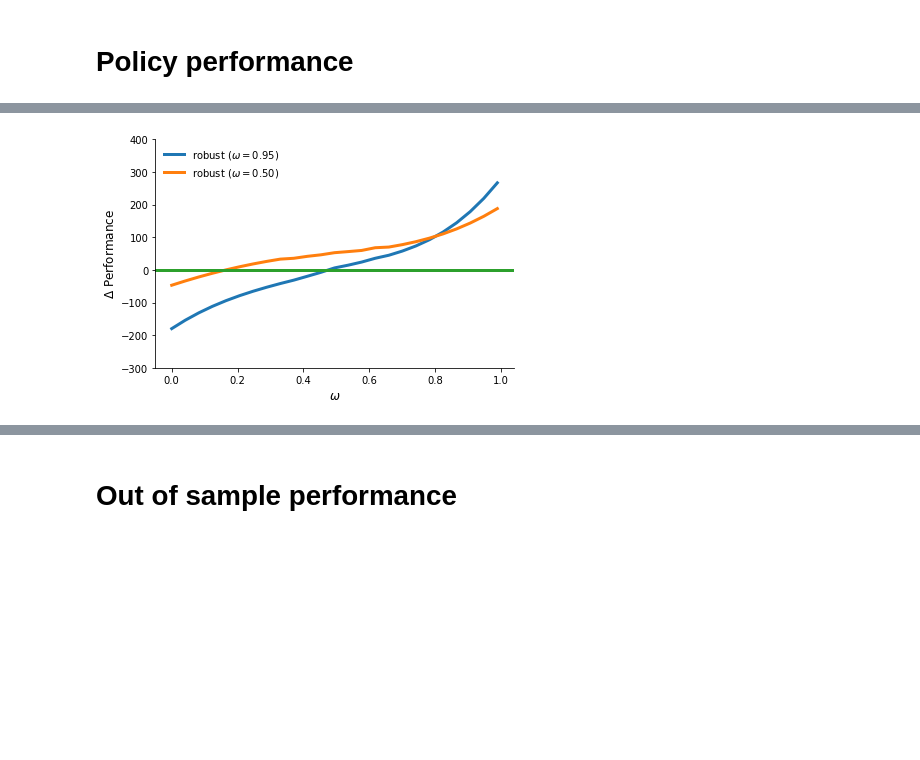
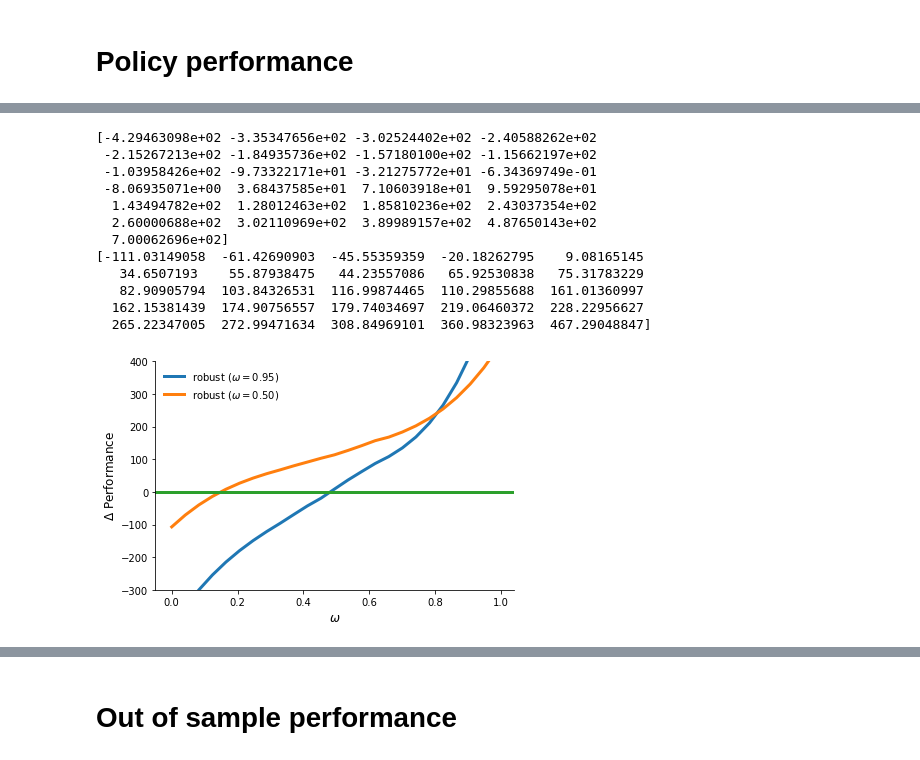
Before and after one commit to robustzurcher/analysis, a Jupyter notebook: notebooks/03_application.ipynb, the cells around one changed output, grey strips where cells are left out. Cells and saved outputs as stored; diff of their text form; code cells hidden in the pictures; blank space fills up the shorter version.

```diff
--- a/notebooks/03_application.ipynb
+++ b/notebooks/03_application.ipynb
@@ -168,4 +184,16 @@ get_difference_plot("linear", window_length)
 # %%
-get_difference_plot("cubic", window_length)
+get_difference_plot("quad", window_length)
 # %% [output]
+[-4.29463098e+02 -3.35347656e+02 -3.02524402e+02 -2.40588262e+02
+ -2.15267213e+02 -1.84935736e+02 -1.57180100e+02 -1.15662197e+02
+ -1.03958426e+02 -9.73322171e+01 -3.21275772e+01 -6.34369749e-01
+ -8.06935071e+00  3.68437585e+01  7.10603918e+01  9.59295078e+01
+  1.43494782e+02  1.28012463e+02  1.85810236e+02  2.43037354e+02
+  2.60000688e+02  3.02110969e+02  3.89989157e+02  4.87650143e+02
+  7.00062696e+02]
+[-111.03149058  -61.42690903  -45.55359359  -20.18262795    9.08165145
+   34.6507193    55.87938475   44.23557086   65.92530838   75.31783229
+   82.90905794  103.84326531  116.99874465  110.29855688  161.01360997
+  162.15381439  174.90756557  179.74034697  219.06460372  228.22956627
+  265.22347005  272.99471634  308.84969101  360.98323963  467.29048847]
-[figure, old version]
+[figure, new version]
```
Also changed, not shown: parts of 21 cells of this notebook, 33 other files.
